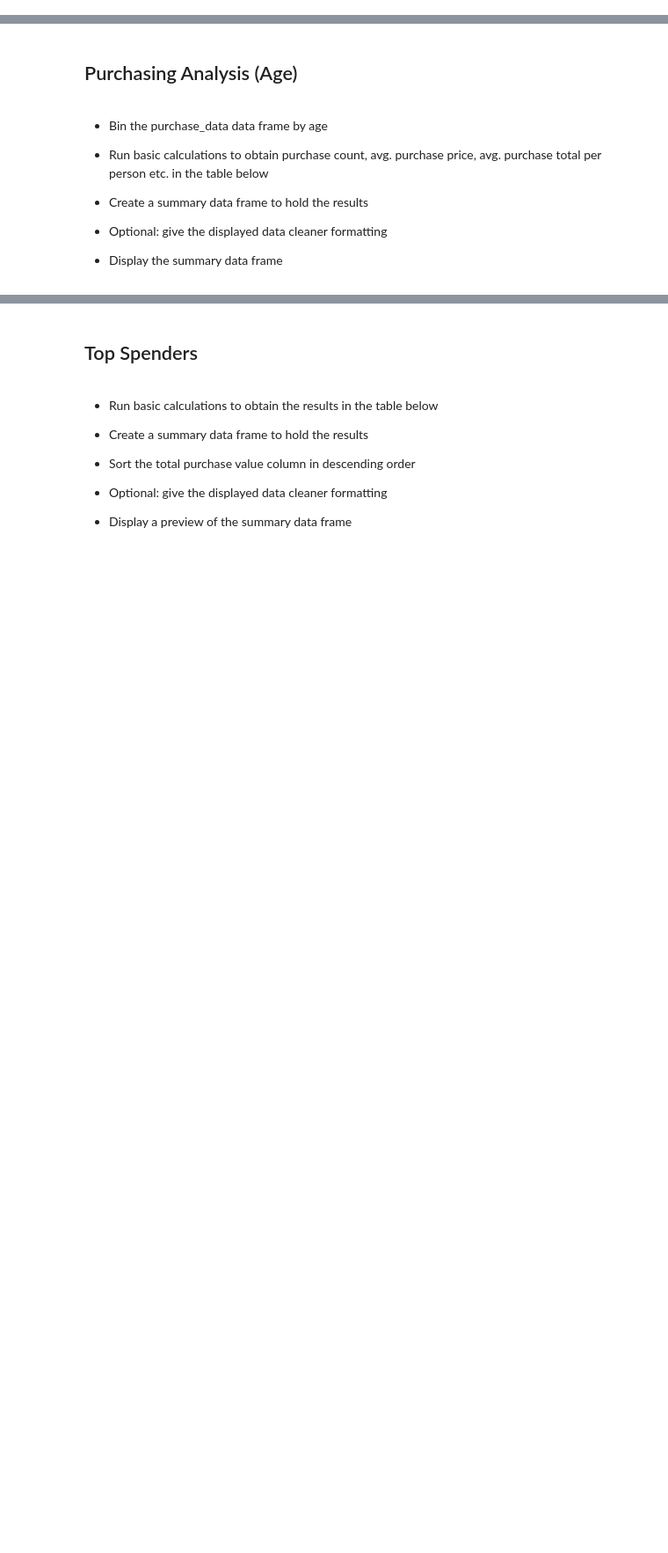
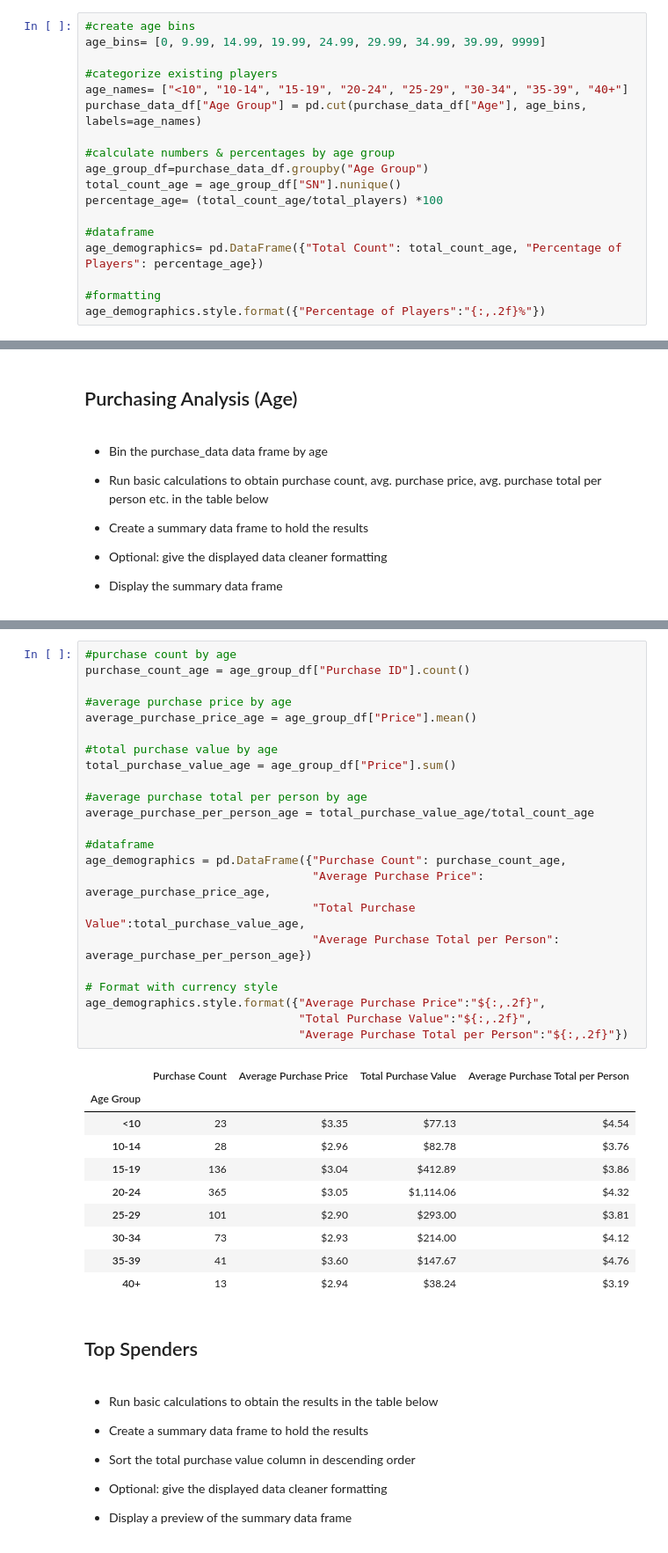
Before and after one commit to jmahon22/pandas_challenge, a Jupyter notebook: HeroesOfPymoli/HeroesOfPymoli_starter.ipynb, the cells around one changed output, grey strips where cells are left out. Shown at 88% size. Saved outputs shown, nothing was run; the diff lists cells and outputs as text; blank space fills up the shorter version.

```diff
--- a/HeroesOfPymoli/HeroesOfPymoli_starter.ipynb
+++ b/HeroesOfPymoli/HeroesOfPymoli_starter.ipynb
@@ -154,0 +173,18 @@ gender_demographics.head()
+# %%
+#create age bins
+age_bins= [0, 9.99, 14.99, 19.99, 24.99, 29.99, 34.99, 39.99, 9999]
+
+#categorize existing players
+age_names= ["<10", "10-14", "15-19", "20-24", "25-29", "30-34", "35-39", "40+"]
+purchase_data_df["Age Group"] = pd.cut(purchase_data_df["Age"], age_bins, labels=age_names)
+
+#calculate numbers & percentages by age group
+age_group_df=purchase_data_df.groupby("Age Group")
+total_count_age = age_group_df["SN"].nunique()
+percentage_age= (total_count_age/total_players) *100
+
+#dataframe
+age_demographics= pd.DataFrame({"Total Count": total_count_age, "Percentage of Players": percentage_age})
+
+#formatting
+age_demographics.style.format({"Percentage of Players":"{:,.2f}%"})
@@ -183,3 +218,37 @@ gender_demographics.head()
+# %%
+#purchase count by age
+purchase_count_age = age_group_df["Purchase ID"].count()
+
+#average purchase price by age
+average_purchase_price_age = age_group_df["Price"].mean()
+
+#total purchase value by age
+total_purchase_value_age = age_group_df["Price"].sum()
+
+#average purchase total per person by age
+average_purchase_per_person_age = total_purchase_value_age/total_count_age
+
+#dataframe
+age_demographics = pd.DataFrame({"Purchase Count": purchase_count_age,
+                                 "Average Purchase Price": average_purchase_price_age,
+                                 "Total Purchase Value":total_purchase_value_age,
+                                 "Average Purchase Total per Person": average_purchase_per_person_age})
+
+# Format with currency style
+age_demographics.style.format({"Average Purchase Price":"${:,.2f}",
+                               "Total Purchase Value":"${:,.2f}",
+                               "Average Purchase Total per Person":"${:,.2f}"})
+# %% [output]
+|  | Purchase Count | Average Purchase Price | Total Purchase Value | Average Purchase Total per Person |
+| Age Group |  |  |  |  |
+| <10 | 23 | $3.35 | $77.13 | $4.54 |
+| 10-14 | 28 | $2.96 | $82.78 | $3.76 |
+| 15-19 | 136 | $3.04 | $412.89 | $3.86 |
+| 20-24 | 365 | $3.05 | $1,114.06 | $4.32 |
+| 25-29 | 101 | $2.90 | $293.00 | $3.81 |
+| 30-34 | 73 | $2.93 | $214.00 | $4.12 |
+| 35-39 | 41 | $3.60 | $147.67 | $4.76 |
+| 40+ | 13 | $2.94 | $38.24 | $3.19 |
 # %% [markdown]
 ## Top Spenders
 # %% [markdown]
```
Also changed, not shown: parts of 12 cells of this notebook.
